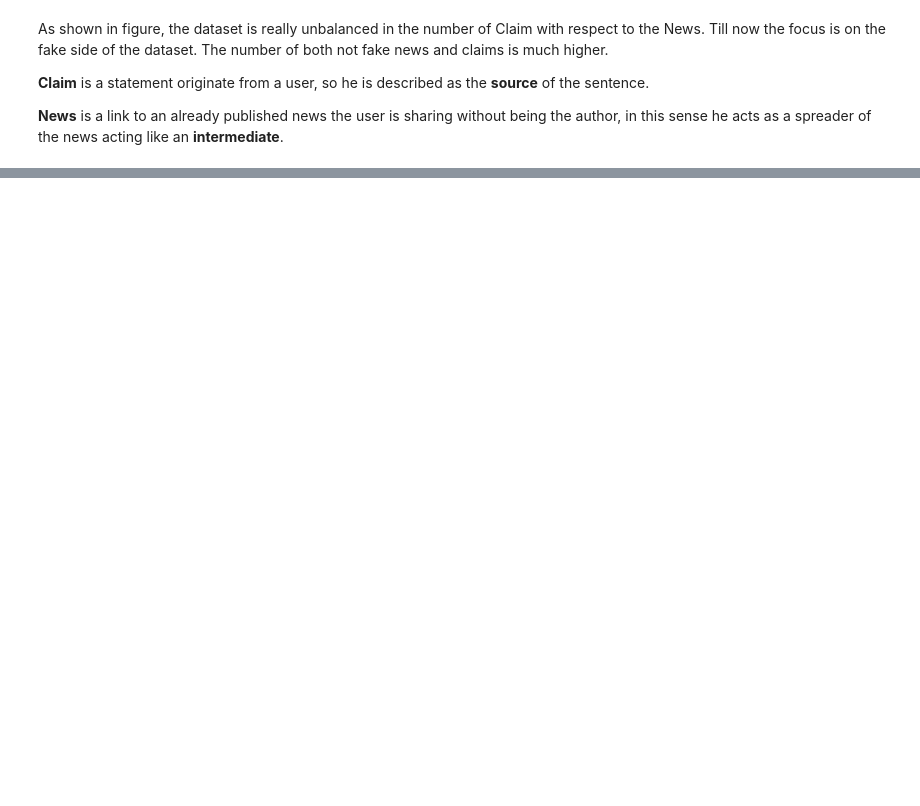
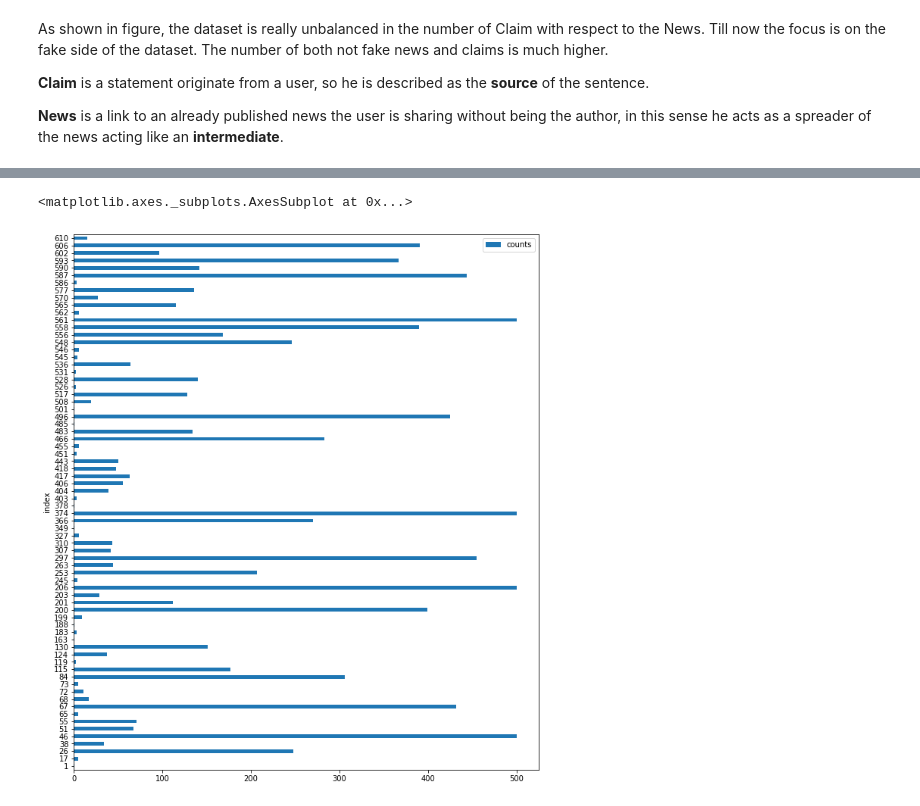
Before and after one commit to SimoneLeonardiRD/fnsc, a Jupyter notebook: FakePersonality.ipynb, the cells around one changed output, grey strips where cells are left out. Cells and saved outputs as stored; diff of their text form; code cells hidden in the pictures; blank space fills up the shorter version.

Commit message:
stat and plot

```diff
--- a/FakePersonality.ipynb
+++ b/FakePersonality.ipynb
@@ -133,0 +213,8 @@ claim_fake_replies_df.groupby(['news_id', 'tweet_id']).agg(['count'])
+# %%
+import matplotlib
+news_plot_df = news_fake_tweets_df.groupby(['index']).size().reset_index(name='counts')
+#news_plot_df.head()
+news_plot_df.plot.barh(x='index', y='counts', rot=0, figsize=(11,13))
+# %% [output]
+<matplotlib.axes._subplots.AxesSubplot at 0x...>
+[figure, added]
```
Also changed, not shown: parts of 7 cells of this notebook.
